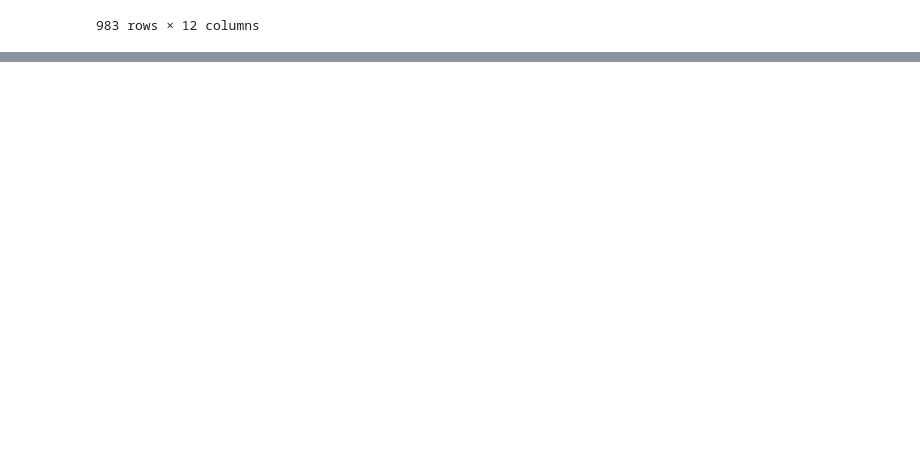
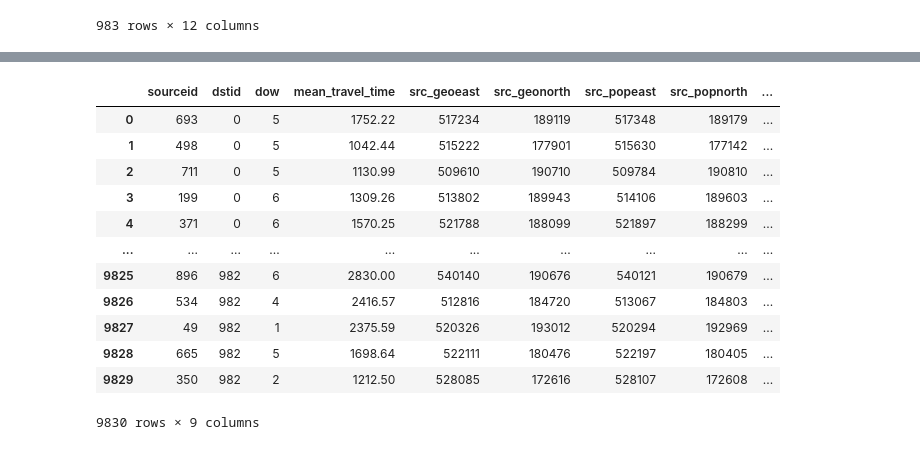
Before and after one commit to aliyusifov99/mec-ds-competition, a Jupyter notebook: Elnur/Model_with_json.ipynb, the cells around one changed output, grey strips where cells are left out. Drawn from its saved outputs; the diff is of its cells as text; code cells hidden in the pictures; blank space fills up the shorter version.

```diff
--- a/Elnur/Model_with_json.ipynb
+++ b/Elnur/Model_with_json.ipynb
@@ -23,0 +188,18 @@ df_geo_json
+# %%
+df.sort_values(by='dstid', ascending=True, ignore_index=True, inplace=True)
+# %%
+df
+# %% [output]
+|  | sourceid | dstid | dow | mean_travel_time | src_geoeast | src_geonorth | src_popeast | src_popnorth | ... |
+| 0 | 693 | 0 | 5 | 1752.22 | 517234 | 189119 | 517348 | 189179 | ... |
+| 1 | 498 | 0 | 5 | 1042.44 | 515222 | 177901 | 515630 | 177142 | ... |
+| 2 | 711 | 0 | 5 | 1130.99 | 509610 | 190710 | 509784 | 190810 | ... |
+| 3 | 199 | 0 | 6 | 1309.26 | 513802 | 189943 | 514106 | 189603 | ... |
+| 4 | 371 | 0 | 6 | 1570.25 | 521788 | 188099 | 521897 | 188299 | ... |
+| ... | ... | ... | ... | ... | ... | ... | ... | ... | ... |
+| 9825 | 896 | 982 | 6 | 2830.00 | 540140 | 190676 | 540121 | 190679 | ... |
+| 9826 | 534 | 982 | 4 | 2416.57 | 512816 | 184720 | 513067 | 184803 | ... |
+| 9827 | 49 | 982 | 1 | 2375.59 | 520326 | 193012 | 520294 | 192969 | ... |
+| 9828 | 665 | 982 | 5 | 1698.64 | 522111 | 180476 | 522197 | 180405 | ... |
+| 9829 | 350 | 982 | 2 | 1212.50 | 528085 | 172616 | 528107 | 172608 | ... |
+9830 rows × 9 columns
```
Also changed, not shown: parts of 19 cells of this notebook.
